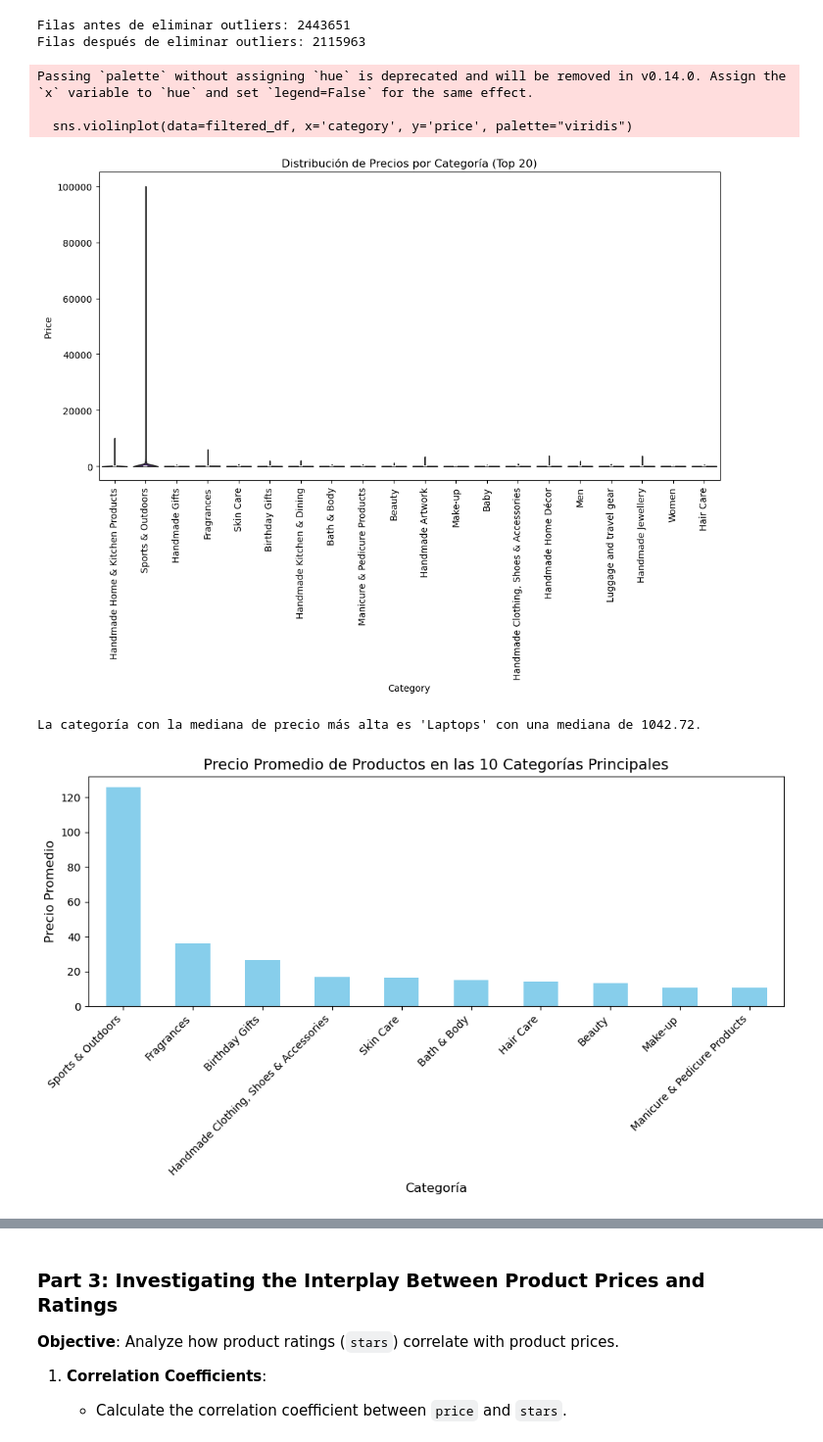
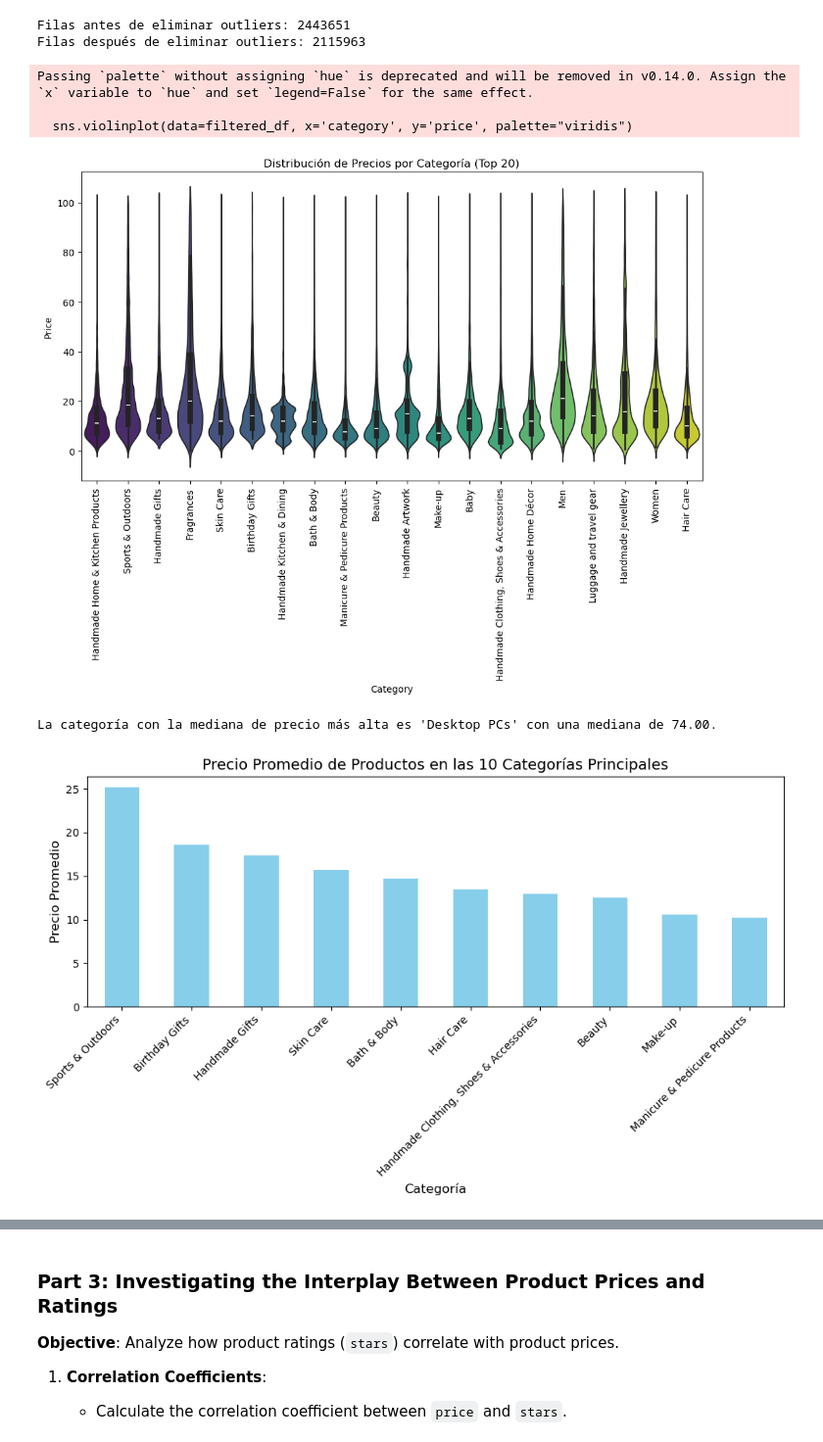
Before and after one commit to estcr/lab-eda-bivariate, a Jupyter notebook: main.ipynb, the cells around one changed output, grey strips where cells are left out. Shown at 98% size. Drawn from its saved outputs; the diff is of its cells as text; code cells hidden in the pictures.

```diff
--- a/main.ipynb
+++ b/main.ipynb
@@ -253,30 +250,30 @@ Filas después de eliminar outliers: 2115963
 # %%
 #2-1
 import seaborn as sns
 import matplotlib.pyplot as plt
 
 # Identificar las 20 categorías principales basadas en el recuento
-top20 = df['category'].value_counts().head(20).index
+top20 = df_cleaned['category'].value_counts().head(20).index
 
 # Filtrar el DataFrame para incluir solo las 20 categorías principales
-filtered_df = df[df['category'].isin(top20)]
+filtered_df = df_cleaned[df_cleaned['category'].isin(top20)]
 
 # Crear el violin plot
 plt.figure(figsize=(12, 6))
 sns.violinplot(data=filtered_df, x='category', y='price', palette="viridis")
 plt.xticks(rotation=90)
 plt.title('Distribución de Precios por Categoría (Top 20)')
 plt.ylabel('Price')
 plt.xlabel('Category')
 plt.show()
 # %% [output]
 Passing `palette` without assigning `hue` is deprecated and will be removed in v0.14.0. Assign the `x` variable to `hue` and set `legend=False` for the same effect.
 
   sns.violinplot(data=filtered_df, x='category', y='price', palette="viridis")
-[figure, old version]
+[figure, new version]
 # %%
 # Calcular la mediana del precio para cada categoría
-median_price_by_category = df.groupby('category')['price'].median()
+median_price_by_category = df_cleaned.groupby('category')['price'].median()
 
 # Identificar la categoría con la mediana más alta
 highest_median_category = median_price_by_category.idxmax()
@@ -284,19 +281,19 @@ highest_median_price = median_price_by_category.max()
 
 print(f"La categoría con la mediana de precio más alta es '{highest_median_category}' con una mediana de {highest_median_price:.2f}.")
 # %% [output]
-La categoría con la mediana de precio más alta es 'Laptops' con una mediana de 1042.72.
+La categoría con la mediana de precio más alta es 'Desktop PCs' con una mediana de 74.00.
 # %%
 #2-2
 import matplotlib.pyplot as plt
 
 # Calcular el número de productos por categoría
-category_counts = df['category'].value_counts()
+category_counts = df_cleaned['category'].value_counts()
 
 # Seleccionar las 10 categorías principales
 top_10_categories = category_counts.head(10).index
 
 # Filtrar el DataFrame para estas categorías
-filtered = df[df['category'].isin(top_10_categories)]
+filtered = df_cleaned[df_cleaned['category'].isin(top_10_categories)]
 
 # Calcular el precio promedio por categoría
 avg_price_by_category = filtered.groupby('category')['price'].mean().sort_values(ascending=False)
@@ -311,6 +308,6 @@ plt.xticks(rotation=45, ha='right')
 plt.tight_layout()
 plt.show()
 # %% [output]
-[figure, old version]
+[figure, new version]
 # %%
 # Calcular el precio promedio para todas las categorías
```
Also changed, not shown: parts of 13 cells of this notebook.
